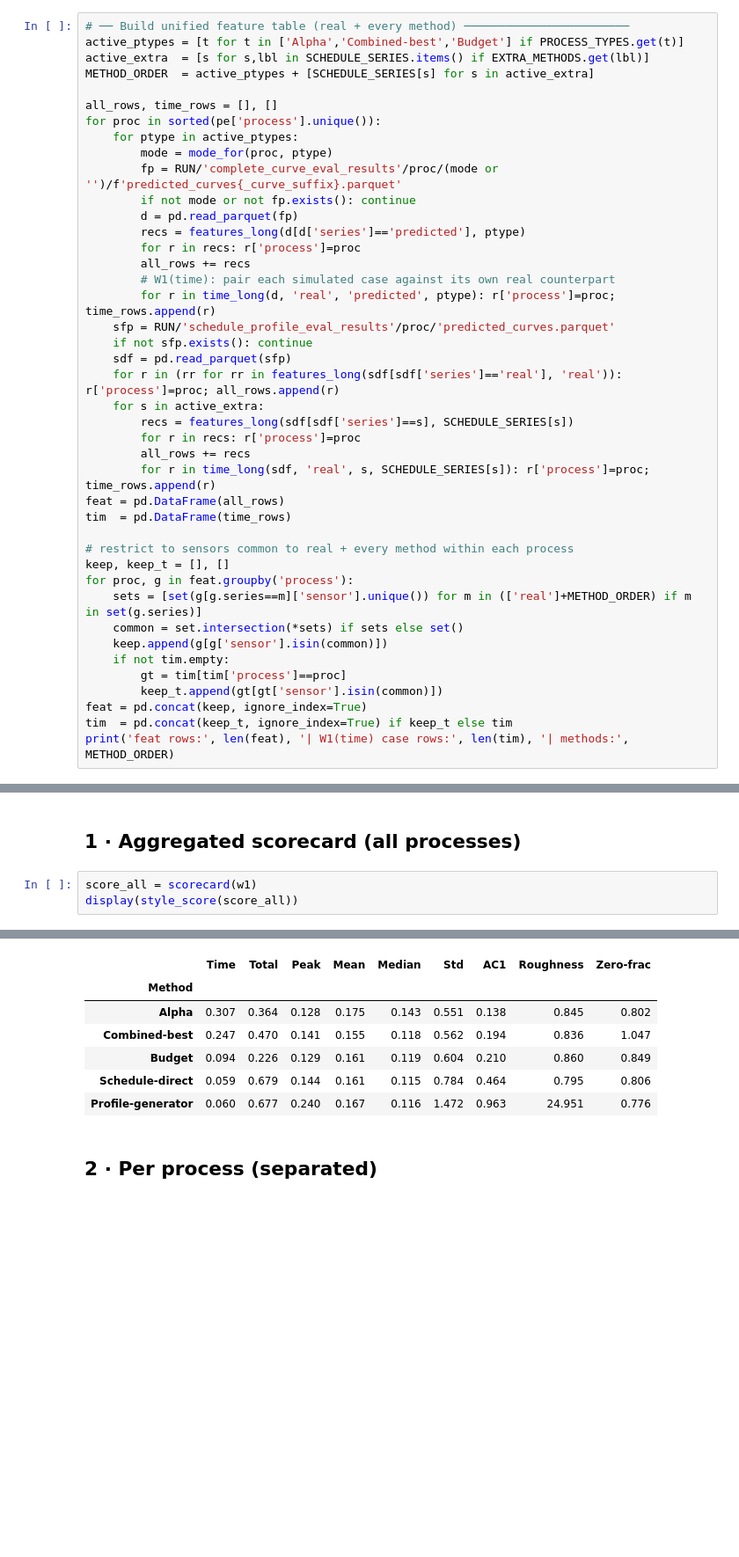
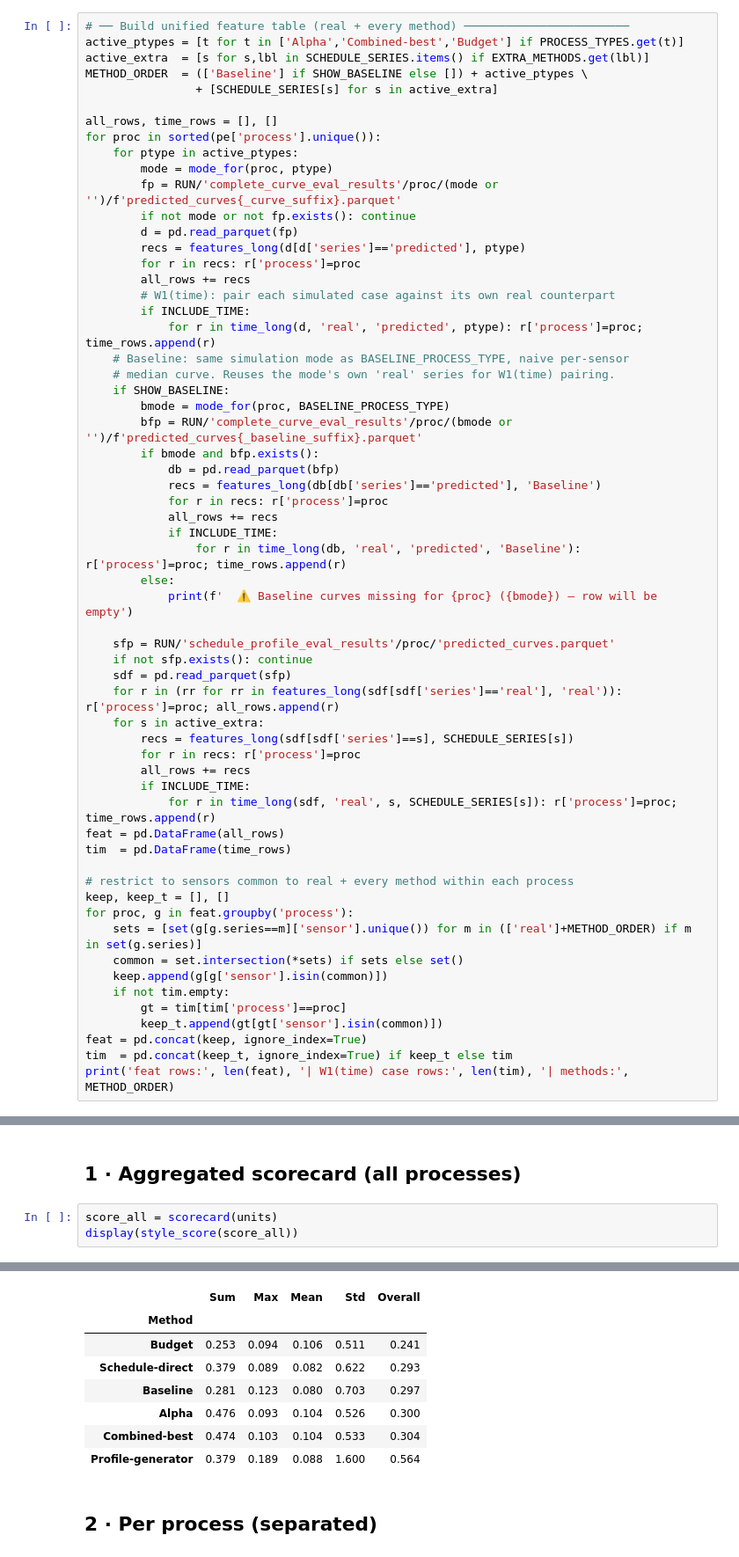
Before and after one commit to zapataunipaderborn/process_energy_demand_modelling, a Jupyter notebook: src/results_complete_energy_profile.ipynb, the cells around one changed output, grey strips where cells are left out. Shown at 88% size. Saved outputs shown, nothing was run; the diff lists cells and outputs as text; blank space fills up the shorter version.

```diff
--- a/src/results_complete_energy_profile.ipynb
+++ b/src/results_complete_energy_profile.ipynb
@@ -174,7 +255,8 @@ def mode_for(proc, ptype):
 # ── Build unified feature table (real + every method) ────────────────────────
 active_ptypes = [t for t in ['Alpha','Combined-best','Budget'] if PROCESS_TYPES.get(t)]
 active_extra  = [s for s,lbl in SCHEDULE_SERIES.items() if EXTRA_METHODS.get(lbl)]
-METHOD_ORDER  = active_ptypes + [SCHEDULE_SERIES[s] for s in active_extra]
+METHOD_ORDER  = (['Baseline'] if SHOW_BASELINE else []) + active_ptypes \
+                + [SCHEDULE_SERIES[s] for s in active_extra]
 
 all_rows, time_rows = [], []
 for proc in sorted(pe['process'].unique()):
@@ -187,7 +269,23 @@ for proc in sorted(pe['process'].unique()):
         for r in recs: r['process']=proc
         all_rows += recs
         # W1(time): pair each simulated case against its own real counterpart
-        for r in time_long(d, 'real', 'predicted', ptype): r['process']=proc; time_rows.append(r)
+        if INCLUDE_TIME:
+            for r in time_long(d, 'real', 'predicted', ptype): r['process']=proc; time_rows.append(r)
+    # Baseline: same simulation mode as BASELINE_PROCESS_TYPE, naive per-sensor
+    # median curve. Reuses the mode's own 'real' series for W1(time) pairing.
+    if SHOW_BASELINE:
+        bmode = mode_for(proc, BASELINE_PROCESS_TYPE)
+        bfp = RUN/'complete_curve_eval_results'/proc/(bmode or '')/f'predicted_curves{_baseline_suffix}.parquet'
+        if bmode and bfp.exists():
+            db = pd.read_parquet(bfp)
+            recs = features_long(db[db['series']=='predicted'], 'Baseline')
+            for r in recs: r['process']=proc
+            all_rows += recs
+            if INCLUDE_TIME:
+                for r in time_long(db, 'real', 'predicted', 'Baseline'): r['process']=proc; time_rows.append(r)
+        else:
+            print(f'  ⚠️ Baseline curves missing for {proc} ({bmode}) — row will be empty')
+
     sfp = RUN/'schedule_profile_eval_results'/proc/'predicted_curves.parquet'
     if not sfp.exists(): continue
     sdf = pd.read_parquet(sfp)
@@ -196,7 +294,8 @@ for proc in sorted(pe['process'].unique()):
         recs = features_long(sdf[sdf['series']==s], SCHEDULE_SERIES[s])
         for r in recs: r['process']=proc
         all_rows += recs
-        for r in time_long(sdf, 'real', s, SCHEDULE_SERIES[s]): r['process']=proc; time_rows.append(r)
+        if INCLUDE_TIME:
+            for r in time_long(sdf, 'real', s, SCHEDULE_SERIES[s]): r['process']=proc; time_rows.append(r)
 feat = pd.DataFrame(all_rows)
 tim  = pd.DataFrame(time_rows)
 
@@ -298,6 +429,6 @@ everywhere.
 # %% [markdown]
 ## 1 · Aggregated scorecard (all processes)
 # %%
-score_all = scorecard(w1)
+score_all = scorecard(units)
 display(style_score(score_all))
 # %% [output]
@@ -305,10 +436,11 @@ Relative W1 to real (median over process×sensor) — lower = closer to real
-|  | Time | Total | Peak | Mean | Median | Std | AC1 | Roughness | Zero-frac |
-| Method |  |  |  |  |  |  |  |  |  |
-| Alpha | 0.307 | 0.364 | 0.128 | 0.175 | 0.143 | 0.551 | 0.138 | 0.845 | 0.802 |
-| Combined-best | 0.247 | 0.470 | 0.141 | 0.155 | 0.118 | 0.562 | 0.194 | 0.836 | 1.047 |
-| Budget | 0.094 | 0.226 | 0.129 | 0.161 | 0.119 | 0.604 | 0.210 | 0.860 | 0.849 |
-| Schedule-direct | 0.059 | 0.679 | 0.144 | 0.161 | 0.115 | 0.784 | 0.464 | 0.795 | 0.806 |
-| Profile-generator | 0.060 | 0.677 | 0.240 | 0.167 | 0.116 | 1.472 | 0.963 | 24.951 | 0.776 |
+|  | Sum | Max | Mean | Std | Overall |
+| Method |  |  |  |  |  |
+| Budget | 0.253 | 0.094 | 0.106 | 0.511 | 0.241 |
+| Schedule-direct | 0.379 | 0.089 | 0.082 | 0.622 | 0.293 |
+| Baseline | 0.281 | 0.123 | 0.080 | 0.703 | 0.297 |
+| Alpha | 0.476 | 0.093 | 0.104 | 0.526 | 0.300 |
+| Combined-best | 0.474 | 0.103 | 0.104 | 0.533 | 0.304 |
+| Profile-generator | 0.379 | 0.189 | 0.088 | 1.600 | 0.564 |
 # %% [markdown]
 ## 2 · Per process (separated)
 # %%
```
Also changed, not shown: parts of 13 cells of this notebook, 6 other files.
